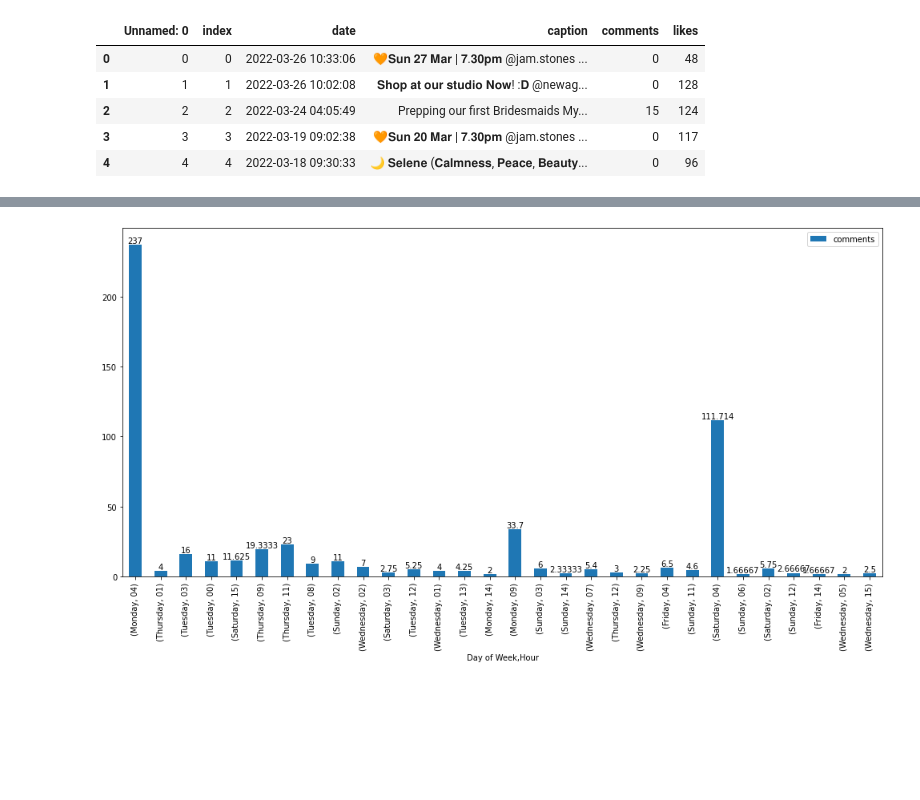
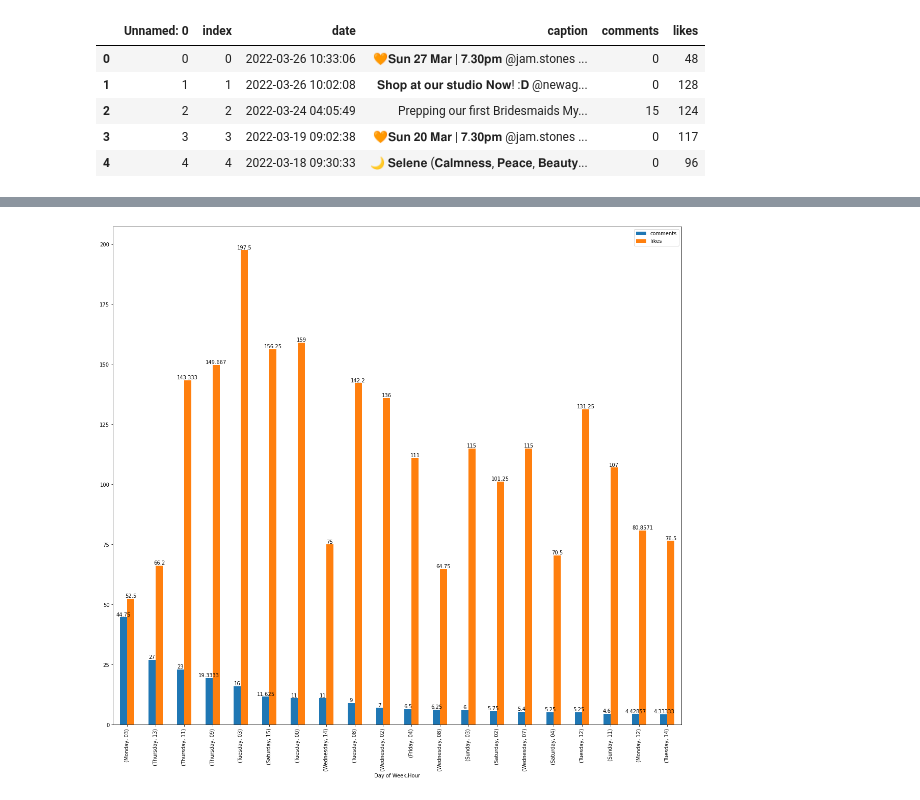
Before and after one commit to gerry-9987/SA, a Jupyter notebook: optimal_timing_Jamstone.ipynb, the cells around one changed output, grey strips where cells are left out. Saved outputs shown, nothing was run; the diff lists cells and outputs as text; code cells hidden in the pictures; blank space fills up the shorter version.

```diff
--- a/optimal_timing_Jamstone.ipynb
+++ b/optimal_timing_Jamstone.ipynb
@@ -89,7 +72,11 @@ df_jamstone_no_giveaway
+# %%
+df_jamstone_no_giveaway = df_jamstone_no_giveaway[["comments","likes","Day of Week","Hour"]]
+
+df_jamstone_giveaway = df_jamstone_giveaway[["comments","likes","Day of Week","Hour"]]
 # %%
-df_jamstone_mean = df_jamstone.groupby(['Day of Week','Hour']).mean().sort_values(['likes'], ascending=False)
+df_jamstone_no_giveaway_sort_likes = df_jamstone_no_giveaway.groupby(["Day of Week","Hour"]).mean().sort_values(by=["likes"], ascending=False)
 
-df_jamstone_mean
+df_jamstone_no_giveaway_sort_likes
 # %% [output]
 |  |  | comments | likes |
 | Day of Week | Hour |  |  |
@@ -107,0 +110,4 @@ df_jamstone_mean
+# %%
+df_jamstone_no_giveaway_sort_comments = df_jamstone_no_giveaway.groupby(["Day of Week","Hour"]).mean().sort_values(by=["comments"], ascending=False)
+
+df_jamstone_no_giveaway_sort_comments
@@ -108,6 +146,6 @@ df_jamstone_mean
 # %%
-ax_df_jamstone_mean = df_jamstone_mean.head(30).plot.bar(y="likes", figsize=(17,8))
+ax_df_jamstone_no_giveaway_sort_likes = df_jamstone_no_giveaway_sort_likes.head(20).plot.bar(y=["comments","likes"], figsize=(20,18))
 
-for container in ax_df_jamstone_mean.containers:
-    ax_df_jamstone_mean.bar_label(container)
+for container in ax_df_jamstone_no_giveaway_sort_likes.containers:
+    ax_df_jamstone_no_giveaway_sort_likes.bar_label(container)
 # %% [output]
@@ -115,7 +153,7 @@ for container in ax_df_jamstone_mean.containers:
 # %%
-ax_df_jamstone_mean = df_jamstone_mean.head(30).plot.bar(y="comments", figsize=(17,8))
+ax_df_jamstone_no_giveaway_sort_comments = df_jamstone_no_giveaway_sort_comments.head(20).plot.bar(y=["comments","likes"], figsize=(20,18))
 
-for container in ax_df_jamstone_mean.containers:
-    ax_df_jamstone_mean.bar_label(container)
+for container in ax_df_jamstone_no_giveaway_sort_comments.containers:
+    ax_df_jamstone_no_giveaway_sort_comments.bar_label(container)
 # %% [output]
-[figure, old version]
+[figure, new version]
```
Also changed, not shown: parts of 19 cells of this notebook, 9 other files.
